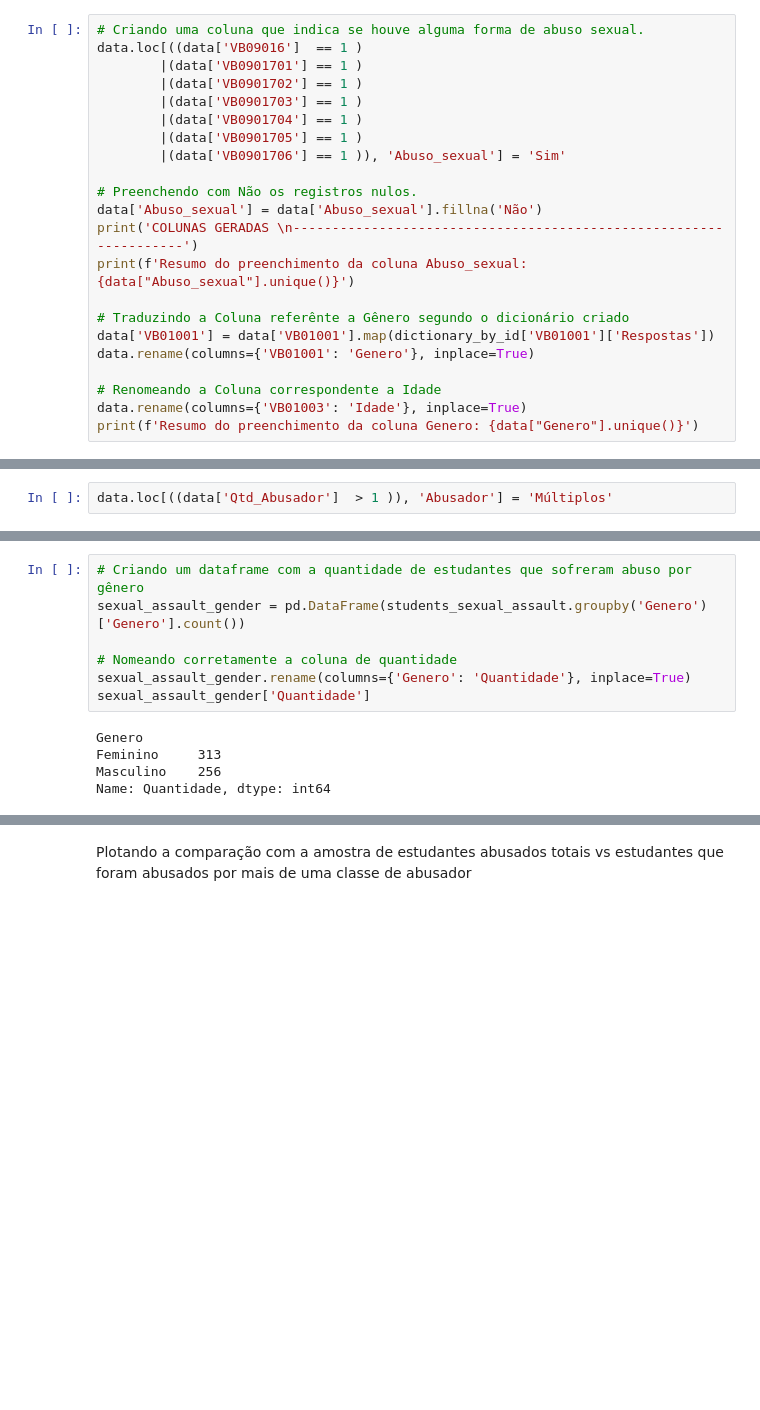
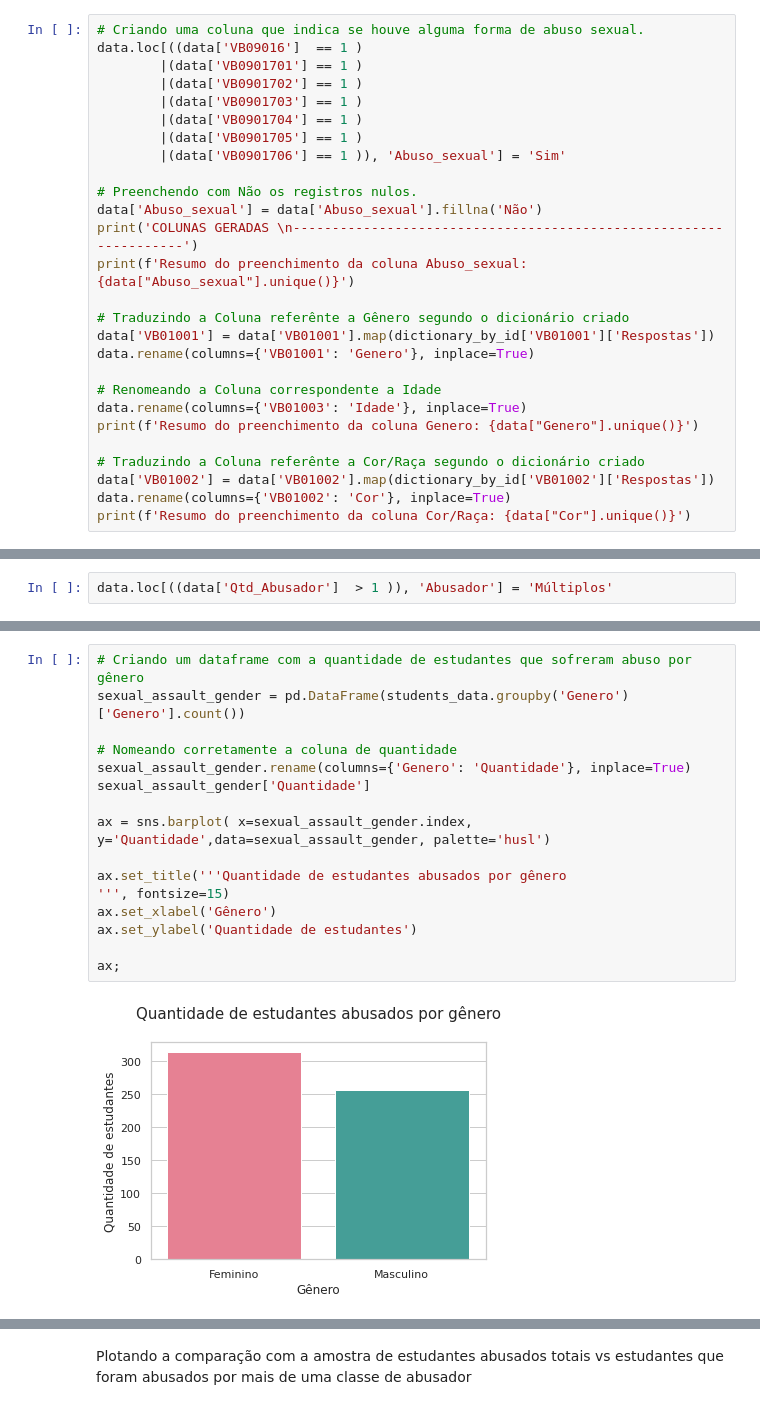
Before and after one commit to b4urock/Brazil-Students-Sex-Abuse-Data-Analysis, a Jupyter notebook: Projeto_Módulo_03_Análise_pense_2015_amostra2.ipynb, the cells around one changed output, grey strips where cells are left out. Cells and saved outputs as stored; diff of their text form; blank space fills up the shorter version.

```diff
--- a/Projeto_Módulo_03_Análise_pense_2015_amostra2.ipynb
+++ b/Projeto_Módulo_03_Análise_pense_2015_amostra2.ipynb
@@ -353,6 +518,11 @@ data.rename(columns={'VB01001': 'Genero'}, inplace=True)
 # Renomeando a Coluna correspondente a Idade
 data.rename(columns={'VB01003': 'Idade'}, inplace=True)
 print(f'Resumo do preenchimento da coluna Genero: {data["Genero"].unique()}')
+
+# Traduzindo a Coluna referênte a Cor/Raça segundo o dicionário criado
+data['VB01002'] = data['VB01002'].map(dictionary_by_id['VB01002']['Respostas'])
+data.rename(columns={'VB01002': 'Cor'}, inplace=True)
+print(f'Resumo do preenchimento da coluna Cor/Raça: {data["Cor"].unique()}')
 # %% [output]
 COLUNAS GERADAS
 ------------------------------------------------------------------
@@ -495,12 +662,18 @@ array(['Masculino', 'Feminino'], dtype=object)
 # %%
 # Criando um dataframe com a quantidade de estudantes que sofreram abuso por gênero
-sexual_assault_gender = pd.DataFrame(students_sexual_assault.groupby('Genero')['Genero'].count())
+sexual_assault_gender = pd.DataFrame(students_data.groupby('Genero')['Genero'].count())
 
 # Nomeando corretamente a coluna de quantidade
 sexual_assault_gender.rename(columns={'Genero': 'Quantidade'}, inplace=True)
 sexual_assault_gender['Quantidade']
+
+ax = sns.barplot( x=sexual_assault_gender.index, y='Quantidade',data=sexual_assault_gender, palette='husl')
+
+ax.set_title('''Quantidade de estudantes abusados por gênero
+''', fontsize=15)
+ax.set_xlabel('Gênero')
+ax.set_ylabel('Quantidade de estudantes')
+
+ax;
 # %% [output]
-Genero
-Feminino     313
-Masculino    256
-Name: Quantidade, dtype: int64
+[figure, added]
```
Also changed, not shown: parts of 209 cells of this notebook.
